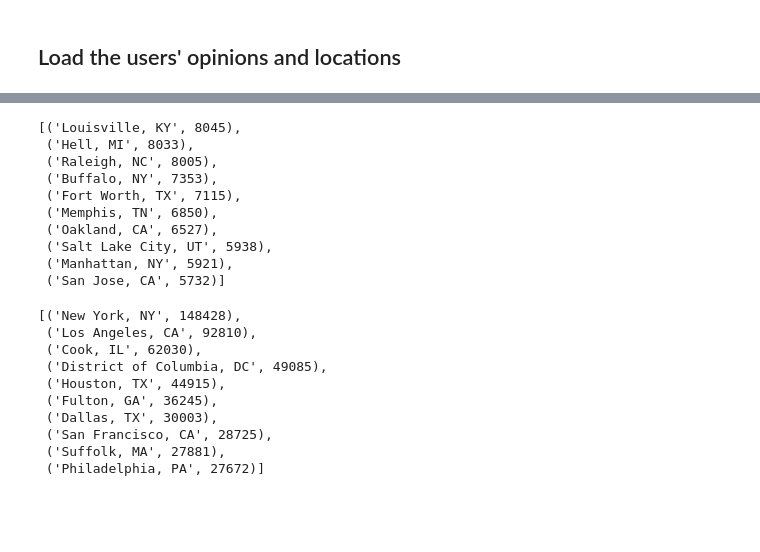
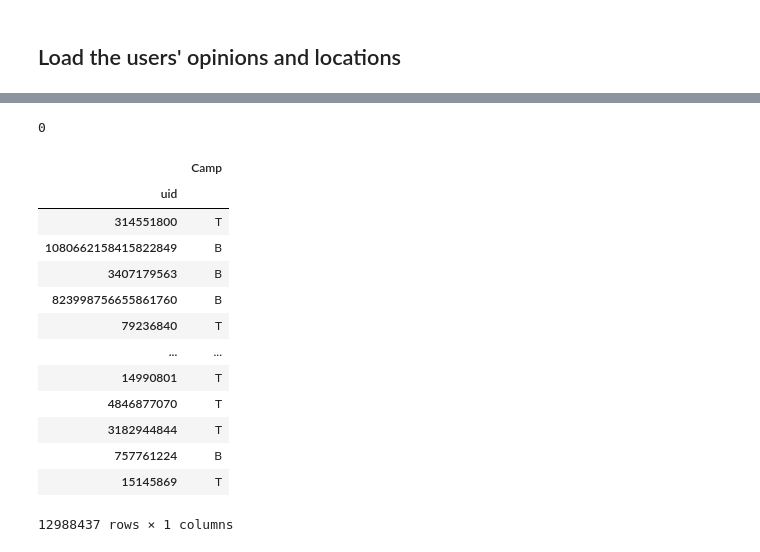
Before and after one commit to kayzhou/US_election, a Jupyter notebook: user_reweight_US.ipynb, the cells around one changed output, grey strips where cells are left out. Saved outputs shown, nothing was run; the diff lists cells and outputs as text; code cells hidden in the pictures; blank space fills up the shorter version.

```diff
--- a/user_reweight_US.ipynb
+++ b/user_reweight_US.ipynb
@@ -141,43 +137,54 @@ len(cannot_find_county)
-# %%
-cannot_find_county.most_common(10)
-# %% [output]
-[('Louisville, KY', 8045),
- ('Hell, MI', 8033),
- ('Raleigh, NC', 8005),
- ('Buffalo, NY', 7353),
- ('Fort Worth, TX', 7115),
- ('Memphis, TN', 6850),
- ('Oakland, CA', 6527),
- ('Salt Lake City, UT', 5938),
- ('Manhattan, NY', 5921),
- ('San Jose, CA', 5732)]
-# %%
-find_county.most_common(10)
-# %% [output]
-[('New York, NY', 148428),
- ('Los Angeles, CA', 92810),
- ('Cook, IL', 62030),
- ('District of Columbia, DC', 49085),
- ('Houston, TX', 44915),
- ('Fulton, GA', 36245),
- ('Dallas, TX', 30003),
- ('San Francisco, CA', 28725),
- ('Suffolk, MA', 27881),
- ('Philadelphia, PA', 27672)]
+# %%
+print(len(cannot_find_county))
+print(cannot_find_county.most_common(10))
+find_county.most_common(10)
+# %% [output]
+0
 # %%
 # load users' opinion
 # users_opinion = pd.read_csv("data/tweetid_userid_pro_hillary.csv")
 import pendulum
 users_opinion = defaultdict(lambda: [0, 0])
-set_users = set(users_loc.index)
+# set_users = set(users_loc.index)
 # start = pendulum.datetime(2016, 9, 1)
 
 # election date: 2016-11-8
-for line in tqdm(open("data/tweetid_userid_pro_hillary.csv")):
+# for line in tqdm(open("data/tweetid_userid_pro_hillary.csv")):
+#     w = line.strip().split(",")
+#     uid = int(w[0])
+#     if uid in set_users:
+#         if float(w[2]) < 0.5:
+#             users_opinion[uid][0] += 1
+#         else:
+#             users_opinion[uid][1] += 1
+
+users_opinion_v2 = []
+# election date: 2016-11-8
+i = 0
+for line in tqdm(open("data/2020-07-01.csv")):
     w = line.strip().split(",")
+    i += 1
+    if i == 1:
+        continue
     uid = int(w[0])
-    if uid in set_users:
-        if float(w[2]) < 0.5:
-            users_opinion[uid][0] += 1
-        else:
-            users_opinion[uid][1] += 1
+    users_opinion_v2.append({
+        "uid": uid,
+        "Camp": "T" if int(w[2]) > int(w[1]) else "B"
+    })
+users_opinion = pd.DataFrame(users_opinion_v2).set_index("uid")
+users_opinion
+# %% [output]
+|  | Camp |
+| uid |  |
+| 314551800 | T |
+| 1080662158415822849 | B |
+| 3407179563 | B |
+| 823998756655861760 | B |
+| 79236840 | T |
+| ... | ... |
+| 14990801 | T |
+| 4846877070 | T |
+| 3182944844 | T |
+| 757761224 | B |
+| 15145869 | T |
+12988437 rows × 1 columns
```
Also changed, not shown: parts of 9 cells of this notebook, 4 other files.
